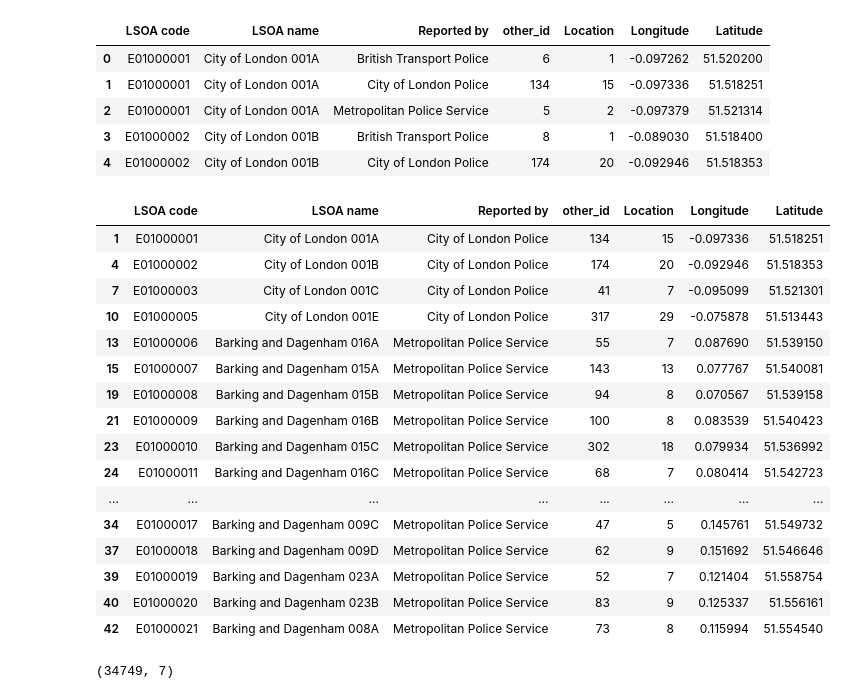
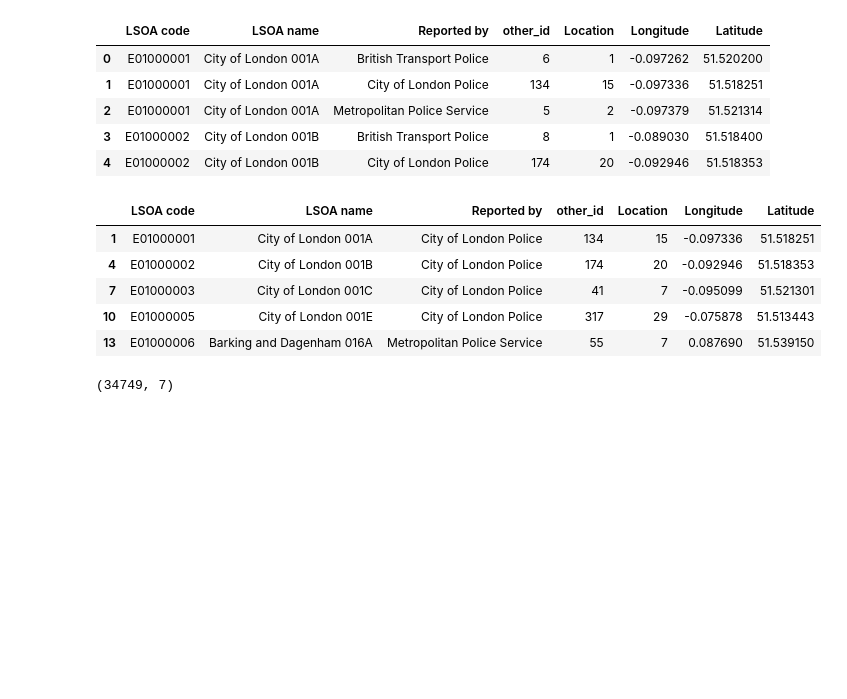
Before and after one commit to BrialFGD/projectUKcrime, a Jupyter notebook: notebooks/Initial Data Exploration.ipynb, the cells around one changed output. Cells and saved outputs as stored; diff of their text form; code cells hidden in the pictures; blank space fills up the shorter version.

```diff
--- a/notebooks/Initial Data Exploration.ipynb
+++ b/notebooks/Initial Data Exploration.ipynb
@@ -480,25 +480,14 @@ new_df.head()
 # %%
 lsao_df = new_df[new_df.groupby(['LSOA name'])['other_id'].transform(max) == new_df['other_id']]
 # %%
-lsao_df.head(20)
+lsao_df.head()
 # %% [output]
 |  | LSOA code | LSOA name | Reported by | other_id | Location | Longitude | Latitude |
 | 1 | E01000001 | City of London 001A | City of London Police | 134 | 15 | -0.097336 | 51.518251 |
 | 4 | E01000002 | City of London 001B | City of London Police | 174 | 20 | -0.092946 | 51.518353 |
 | 7 | E01000003 | City of London 001C | City of London Police | 41 | 7 | -0.095099 | 51.521301 |
 | 10 | E01000005 | City of London 001E | City of London Police | 317 | 29 | -0.075878 | 51.513443 |
 | 13 | E01000006 | Barking and Dagenham 016A | Metropolitan Police Service | 55 | 7 | 0.087690 | 51.539150 |
-| 15 | E01000007 | Barking and Dagenham 015A | Metropolitan Police Service | 143 | 13 | 0.077767 | 51.540081 |
-| 19 | E01000008 | Barking and Dagenham 015B | Metropolitan Police Service | 94 | 8 | 0.070567 | 51.539158 |
-| 21 | E01000009 | Barking and Dagenham 016B | Metropolitan Police Service | 100 | 8 | 0.083539 | 51.540423 |
-| 23 | E01000010 | Barking and Dagenham 015C | Metropolitan Police Service | 302 | 18 | 0.079934 | 51.536992 |
-| 24 | E01000011 | Barking and Dagenham 016C | Metropolitan Police Service | 68 | 7 | 0.080414 | 51.542723 |
-| ... | ... | ... | ... | ... | ... | ... | ... |
-| 34 | E01000017 | Barking and Dagenham 009C | Metropolitan Police Service | 47 | 5 | 0.145761 | 51.549732 |
-| 37 | E01000018 | Barking and Dagenham 009D | Metropolitan Police Service | 62 | 9 | 0.151692 | 51.546646 |
-| 39 | E01000019 | Barking and Dagenham 023A | Metropolitan Police Service | 52 | 7 | 0.121404 | 51.558754 |
-| 40 | E01000020 | Barking and Dagenham 023B | Metropolitan Police Service | 83 | 9 | 0.125337 | 51.556161 |
-| 42 | E01000021 | Barking and Dagenham 008A | Metropolitan Police Service | 73 | 8 | 0.115994 | 51.554540 |
 # %%
 lsao_df.shape
 # %% [output]
```
Also changed, not shown: parts of 11 cells of this notebook, 2 other files.
